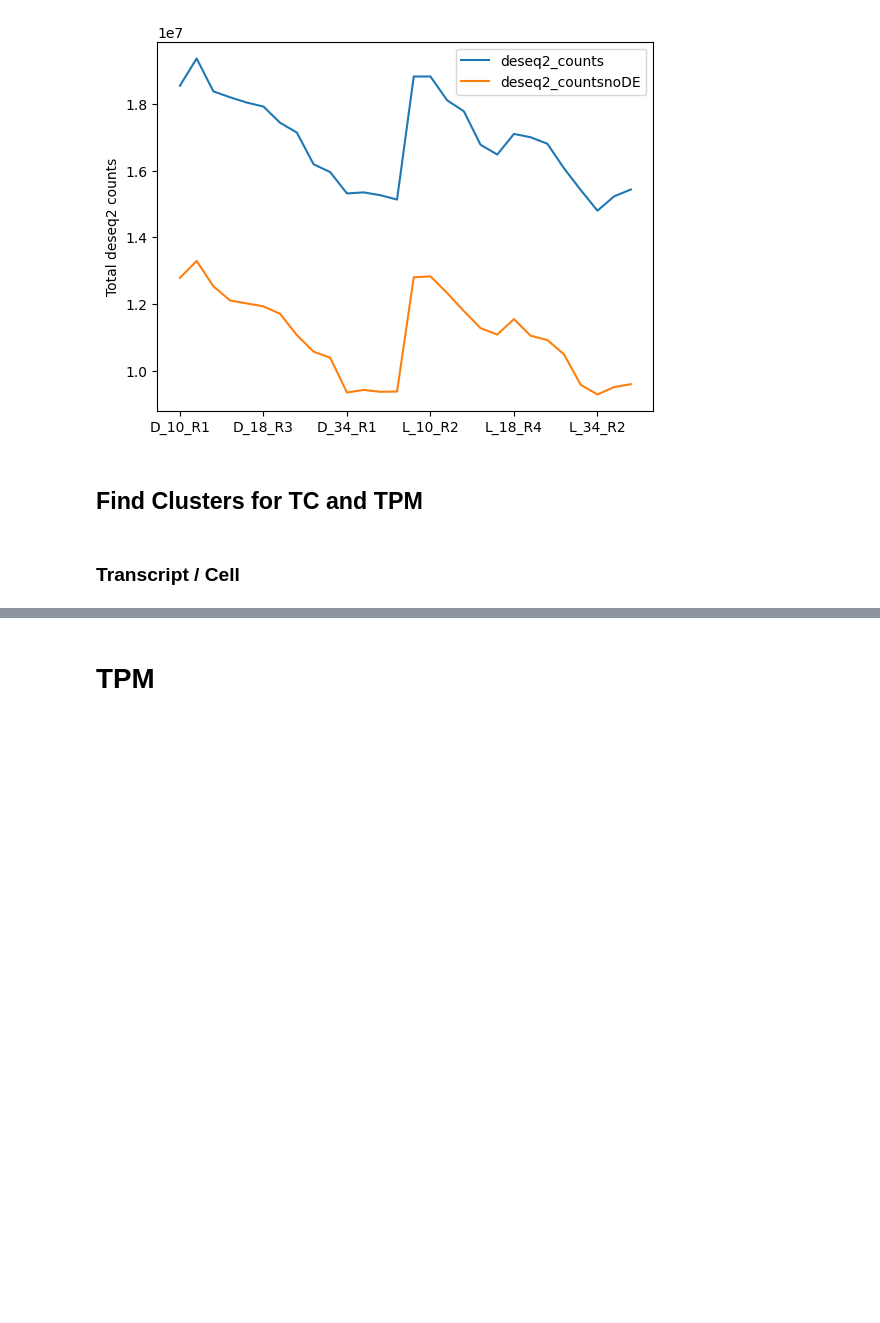
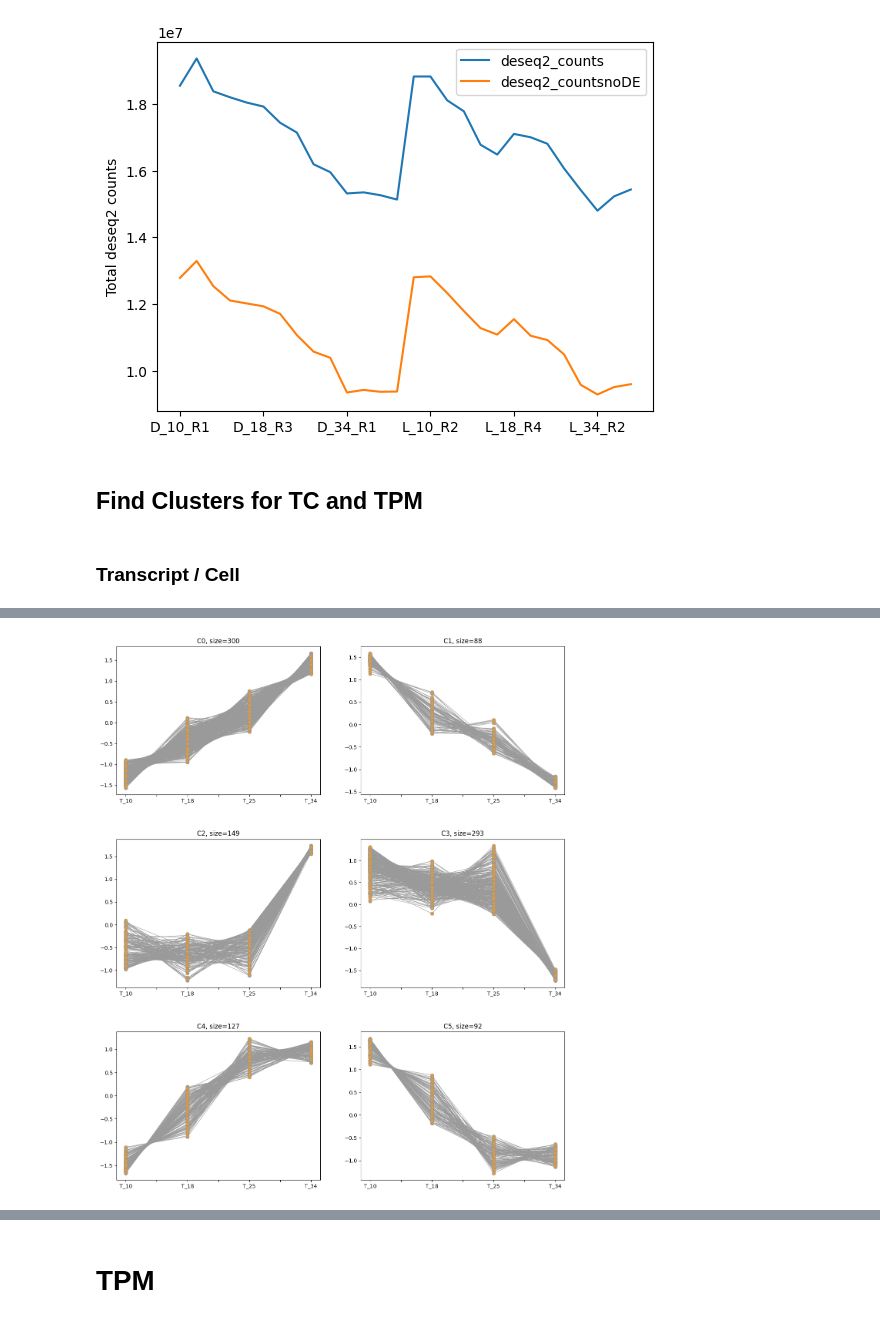
Before and after one commit to Robaina/Dokdonia, a Jupyter notebook: dokdonia_meeting.ipynb, the cells around one changed output, grey strips where cells are left out. Drawn from its saved outputs; the diff is of its cells as text; code cells hidden in the pictures; blank space fills up the shorter version.

```diff
--- a/dokdonia_meeting.ipynb
+++ b/dokdonia_meeting.ipynb
@@ -234,2 +232,16 @@ VI.plotClusters(plot_cluster_data, clusters_TC)
+# %%
+# Merge clusters
+clusters_TC = {
+    "C0": clusters_TC["C0"],
+    "C1": clusters_TC["C5"],
+    "C2": clusters_TC["C2"] + clusters_TC["C3"],
+    "C3": clusters_TC["C6"] + clusters_TC["C7"],
+    "C4": clusters_TC["C1"],
+    "C5": clusters_TC["C4"]
+}
+
+VI.plotClusters(plot_cluster_data, clusters_TC)
+# %% [output]
+[figure, added]
 # %%
 temperatures = [10, 18, 25, 34]
```
Also changed, not shown: parts of 23 cells of this notebook, 12 other files.
